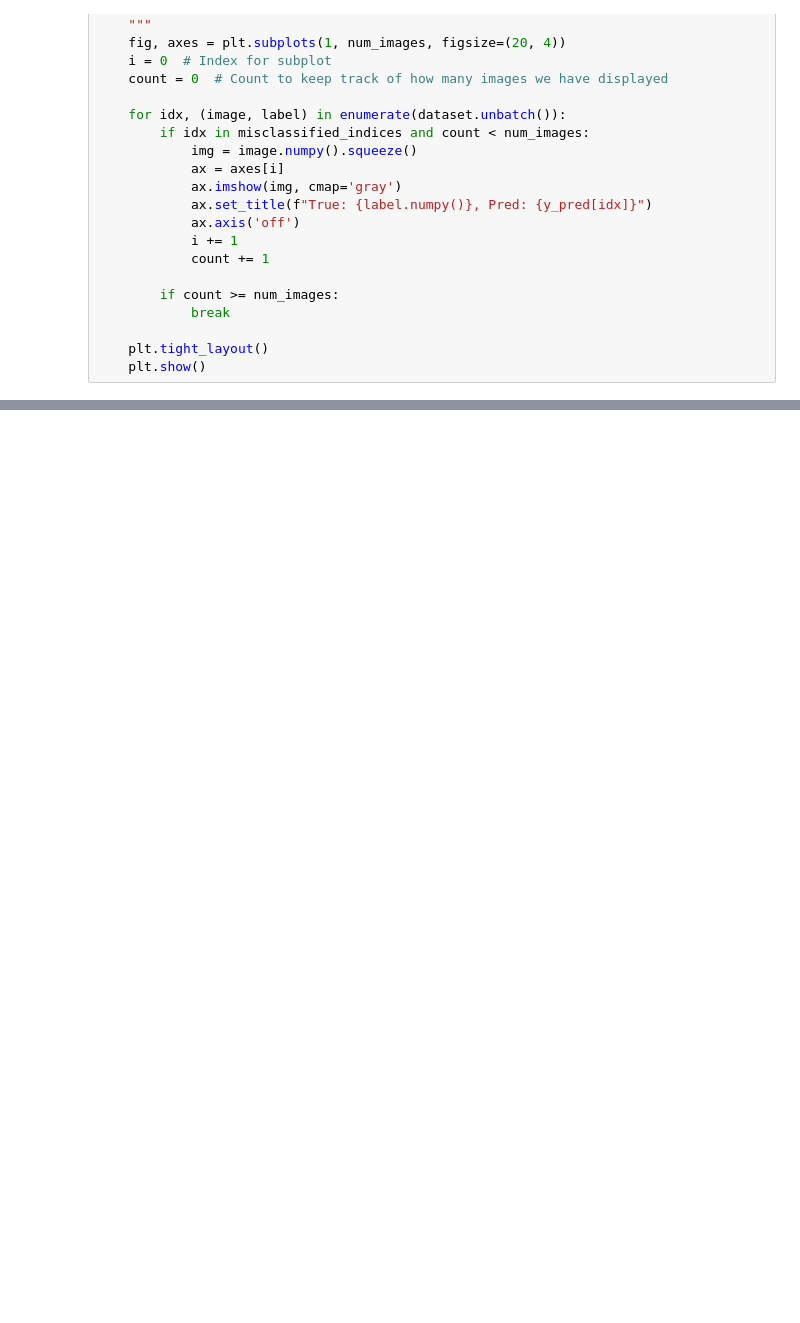
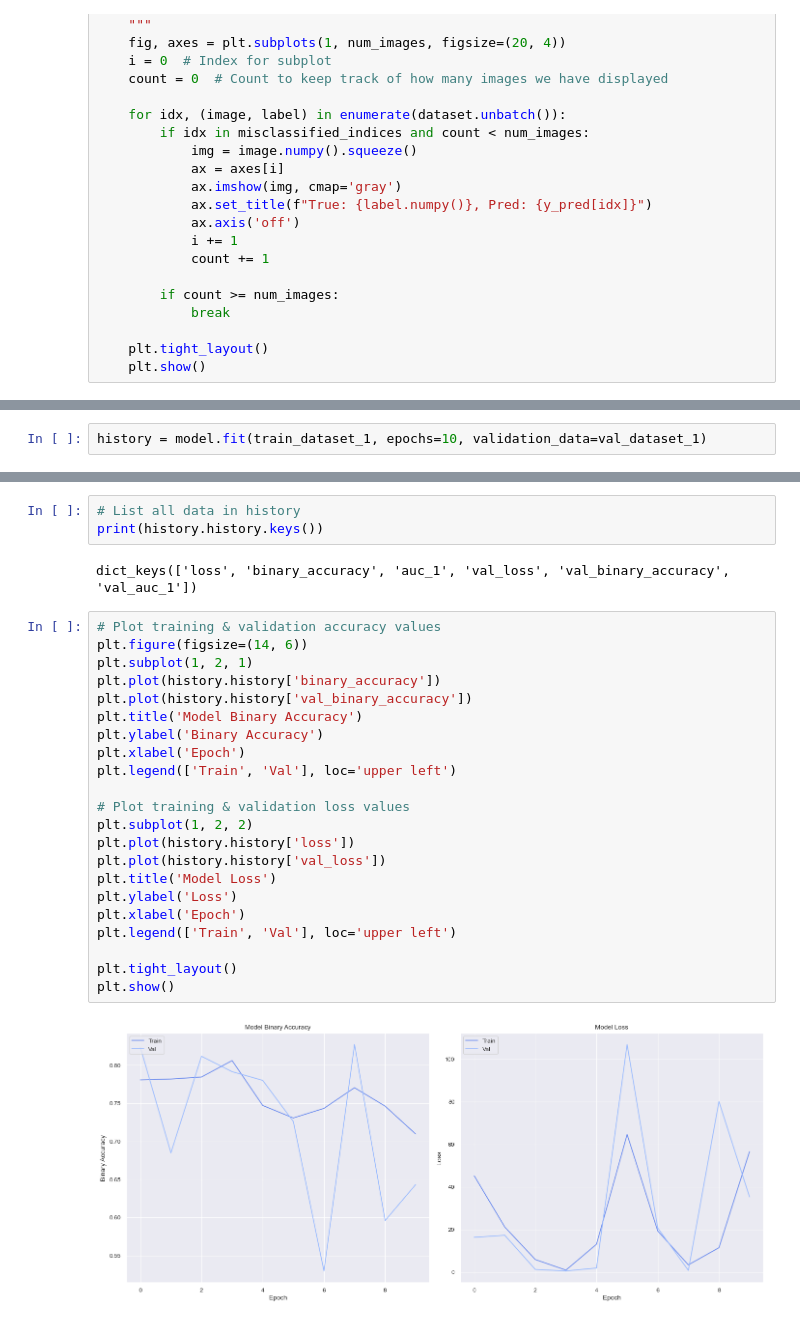
Before and after one commit to Fercv87/DL_Assignment, a Jupyter notebook: 20240303_Neural_networks_Face_Recognition_v6_KERAS.ipynb, the cells around one changed output, grey strips where cells are left out. Cells and saved outputs as stored; diff of their text form; blank space fills up the shorter version.

```diff
--- a/20240303_Neural_networks_Face_Recognition_v6_KERAS.ipynb
+++ b/20240303_Neural_networks_Face_Recognition_v6_KERAS.ipynb
@@ -901,0 +986,2 @@ gender - Misclassification distribution:
+# %%
+history = model.fit(train_dataset_1, epochs=10, validation_data=val_dataset_1)
@@ -901,0 +1009,29 @@ gender - Misclassification distribution:
+# %%
+# List all data in history
+print(history.history.keys())
+# %% [output]
+dict_keys(['loss', 'binary_accuracy', 'auc_1', 'val_loss', 'val_binary_accuracy', 'val_auc_1'])
+# %%
+# Plot training & validation accuracy values
+plt.figure(figsize=(14, 6))
+plt.subplot(1, 2, 1)
+plt.plot(history.history['binary_accuracy'])
+plt.plot(history.history['val_binary_accuracy'])
+plt.title('Model Binary Accuracy')
+plt.ylabel('Binary Accuracy')
+plt.xlabel('Epoch')
+plt.legend(['Train', 'Val'], loc='upper left')
+
+# Plot training & validation loss values
+plt.subplot(1, 2, 2)
+plt.plot(history.history['loss'])
+plt.plot(history.history['val_loss'])
+plt.title('Model Loss')
+plt.ylabel('Loss')
+plt.xlabel('Epoch')
+plt.legend(['Train', 'Val'], loc='upper left')
+
+plt.tight_layout()
+plt.show()
+# %% [output]
+[figure, added]
```
Also changed, not shown: parts of 21 cells of this notebook, 39 other files.
